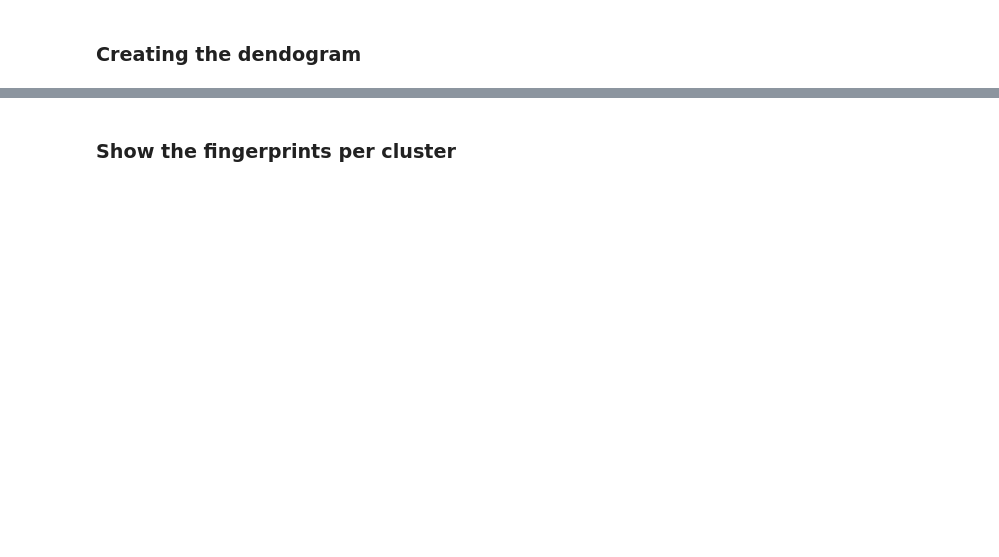
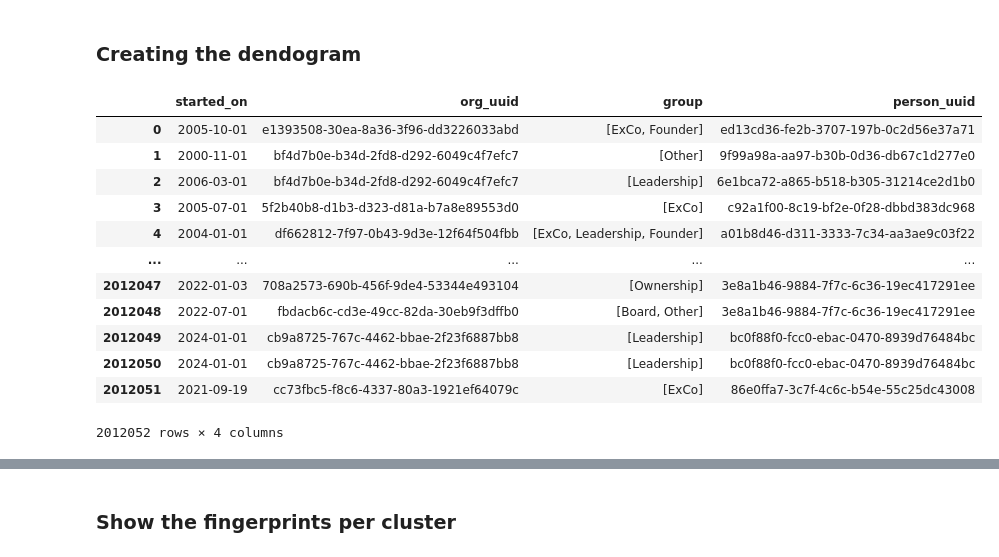
Before and after one commit to DarioZappala/caratterizzazione-sistemi-innovativi, a Jupyter notebook: fingerprint.ipynb, the cells around one changed output, grey strips where cells are left out. Saved outputs shown, nothing was run; the diff lists cells and outputs as text; code cells hidden in the pictures; blank space fills up the shorter version.

```diff
--- a/fingerprint.ipynb
+++ b/fingerprint.ipynb
@@ -75,5 +77,21 @@ df_org_foundation = df_org_foundation[df_org_foundation['country_code'].notna()]
 # %% [markdown]
 ### Creating the dendogram
+# %%
+df_org_filtered
+# %% [output]
+|  | started_on | org_uuid | group | person_uuid |
+| 0 | 2005-10-01 | e1393508-30ea-8a36-3f96-dd3226033abd | [ExCo, Founder] | ed13cd36-fe2b-3707-197b-0c2d56e37a71 |
+| 1 | 2000-11-01 | bf4d7b0e-b34d-2fd8-d292-6049c4f7efc7 | [Other] | 9f99a98a-aa97-b30b-0d36-db67c1d277e0 |
+| 2 | 2006-03-01 | bf4d7b0e-b34d-2fd8-d292-6049c4f7efc7 | [Leadership] | 6e1bca72-a865-b518-b305-31214ce2d1b0 |
+| 3 | 2005-07-01 | 5f2b40b8-d1b3-d323-d81a-b7a8e89553d0 | [ExCo] | c92a1f00-8c19-bf2e-0f28-dbbd383dc968 |
+| 4 | 2004-01-01 | df662812-7f97-0b43-9d3e-12f64f504fbb | [ExCo, Leadership, Founder] | a01b8d46-d311-3333-7c34-aa3ae9c03f22 |
+| ... | ... | ... | ... | ... |
+| 2012047 | 2022-01-03 | 708a2573-690b-456f-9de4-53344e493104 | [Ownership] | 3e8a1b46-9884-7f7c-6c36-19ec417291ee |
+| 2012048 | 2022-07-01 | fbdacb6c-cd3e-49cc-82da-30eb9f3dffb0 | [Board, Other] | 3e8a1b46-9884-7f7c-6c36-19ec417291ee |
+| 2012049 | 2024-01-01 | cb9a8725-767c-4462-bbae-2f23f6887bb8 | [Leadership] | bc0f88f0-fcc0-ebac-0470-8939d76484bc |
+| 2012050 | 2024-01-01 | cb9a8725-767c-4462-bbae-2f23f6887bb8 | [Leadership] | bc0f88f0-fcc0-ebac-0470-8939d76484bc |
+| 2012051 | 2021-09-19 | cc73fbc5-f8c6-4337-80a3-1921ef64079c | [ExCo] | 86e0ffa7-3c7f-4c6c-b54e-55c25dc43008 |
+2012052 rows × 4 columns
 # %%
 # ---- Parameters ---- #
 start_year = 2010  # Define the start year for filtering organizations and jobs
```
Also changed, not shown: parts of 13 cells of this notebook, 1 other file.
